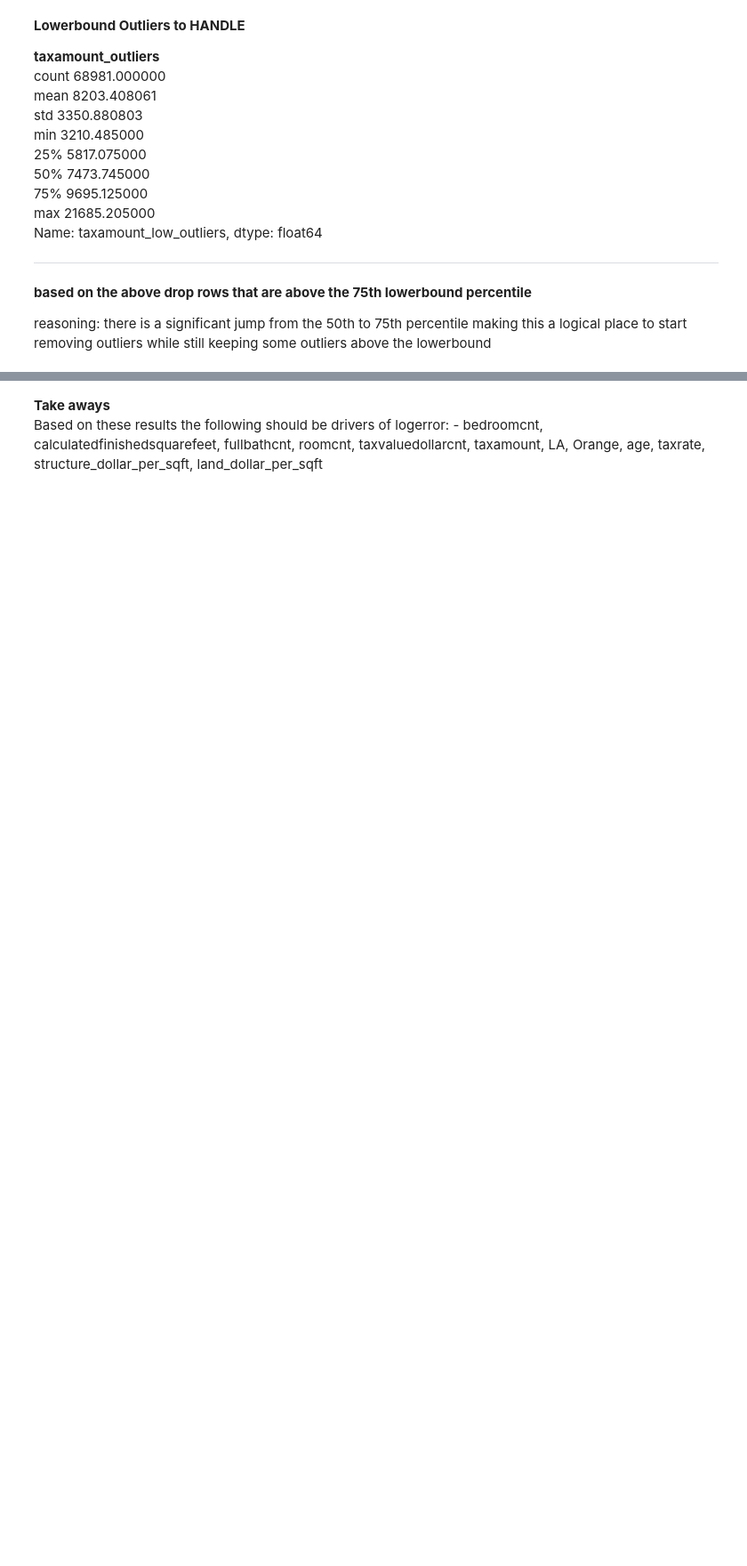
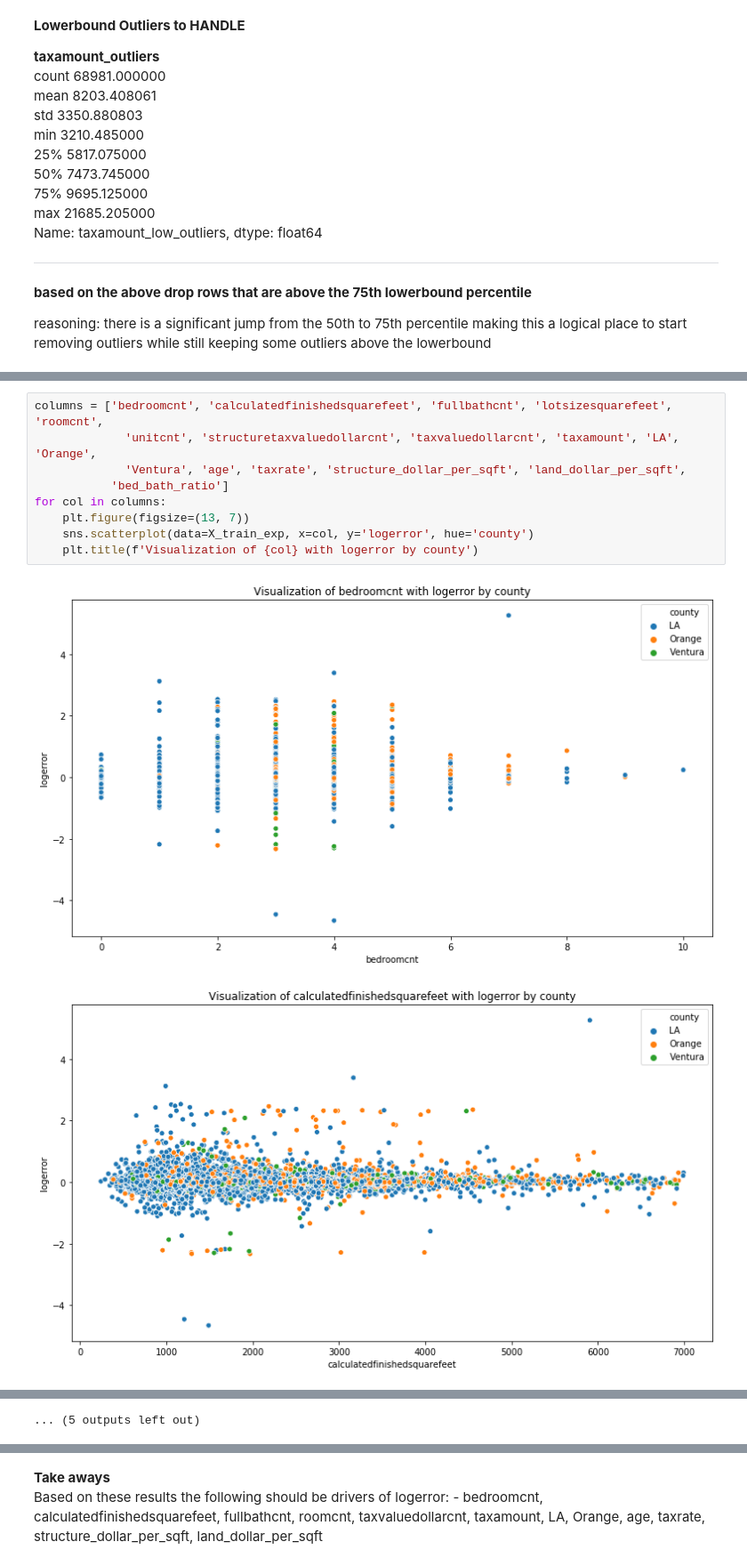
Before and after one commit to RyvynYoung/Zillow_Clustering_Project, a Jupyter notebook: Final.ipynb, the cells around one changed output, grey strips where cells are left out. Shown at 89% size. Saved outputs shown, nothing was run; the diff lists cells and outputs as text; blank space fills up the shorter version.

```diff
--- a/Final.ipynb
+++ b/Final.ipynb
@@ -410,0 +311,12 @@ stat_res
+# %%
+columns = ['bedroomcnt', 'calculatedfinishedsquarefeet', 'fullbathcnt', 'lotsizesquarefeet', 'roomcnt',
+             'unitcnt', 'structuretaxvaluedollarcnt', 'taxvaluedollarcnt', 'taxamount', 'LA', 'Orange',
+             'Ventura', 'age', 'taxrate', 'structure_dollar_per_sqft', 'land_dollar_per_sqft',
+           'bed_bath_ratio']
+for col in columns:
+    plt.figure(figsize=(13, 7))
+    sns.scatterplot(data=X_train_exp, x=col, y='logerror', hue='county')
+    plt.title(f'Visualization of {col} with logerror by county')
+# %% [output]
+[figure, added]
+[figure, added]
@@ -410,0 +333 @@ stat_res
+... (5 outputs left out)
```
Also changed, not shown: parts of 114 cells of this notebook, 7 other files.
